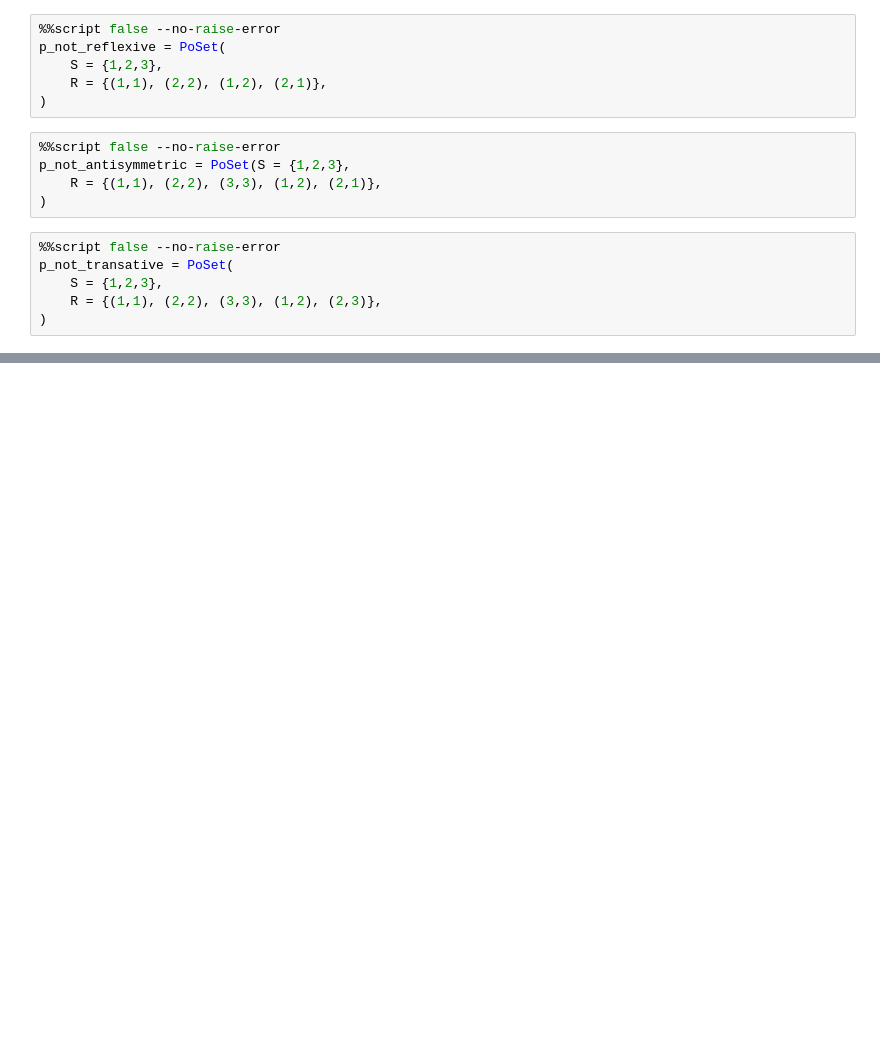
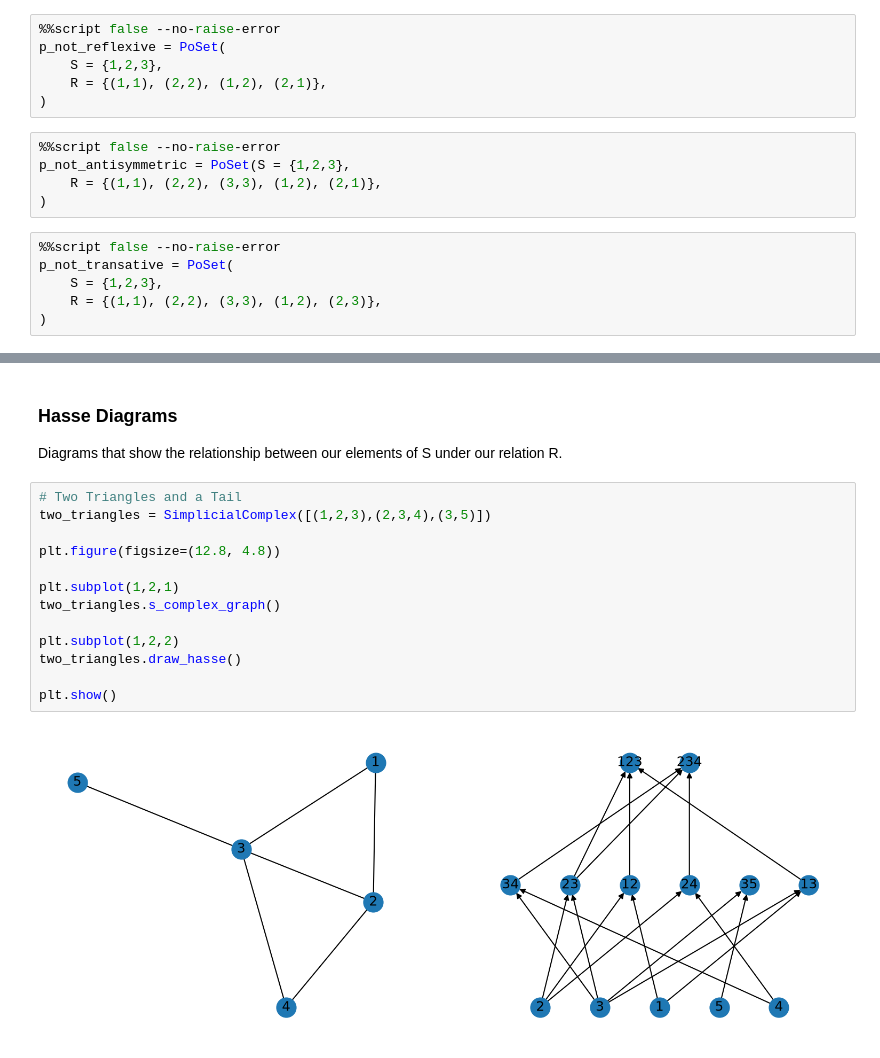
Before and after one commit to ryanj-0/simplicial_complex_proj, a Jupyter notebook: simplicial_complex.ipynb, the cells around one changed output, grey strips where cells are left out. Cells and saved outputs as stored; diff of their text form; blank space fills up the shorter version.

```diff
--- a/simplicial_complex.ipynb
+++ b/simplicial_complex.ipynb
@@ -37,0 +106,18 @@ Finite collection of simplicies $K$ such that $\delta \in K$ and $\tau \sub \del
+# %% [markdown]
+### Hasse Diagrams
+Diagrams that show the relationship between our elements of S under our relation R.
+# %%
+# Two Triangles and a Tail
+two_triangles = SimplicialComplex([(1,2,3),(2,3,4),(3,5)])
+
+plt.figure(figsize=(12.8, 4.8))
+
+plt.subplot(1,2,1)
+two_triangles.s_complex_graph()
+
+plt.subplot(1,2,2)
+two_triangles.draw_hasse()
+
+plt.show()
+# %% [output]
+[figure, added]
```
Also changed, not shown: parts of 18 cells of this notebook, 1 other file.
